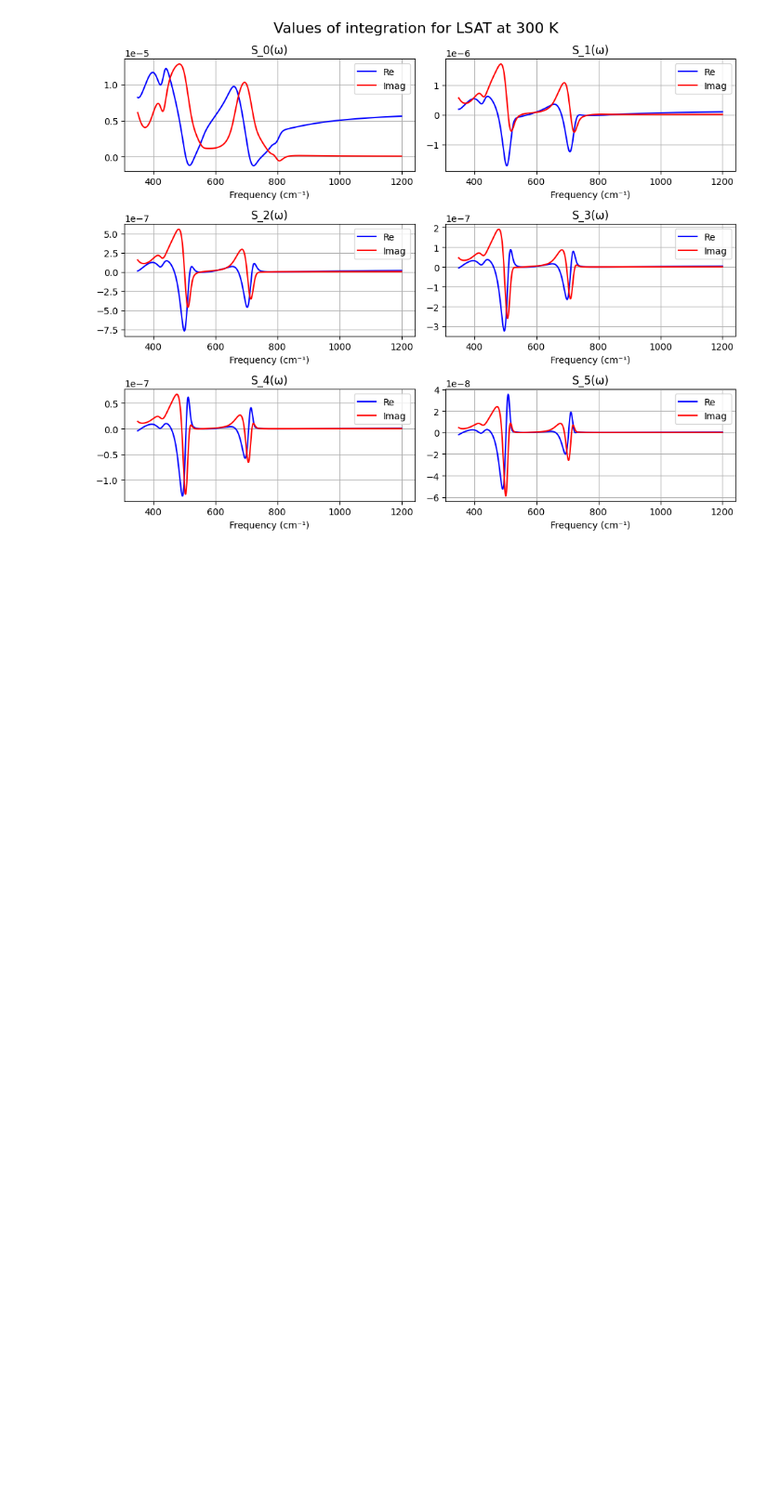
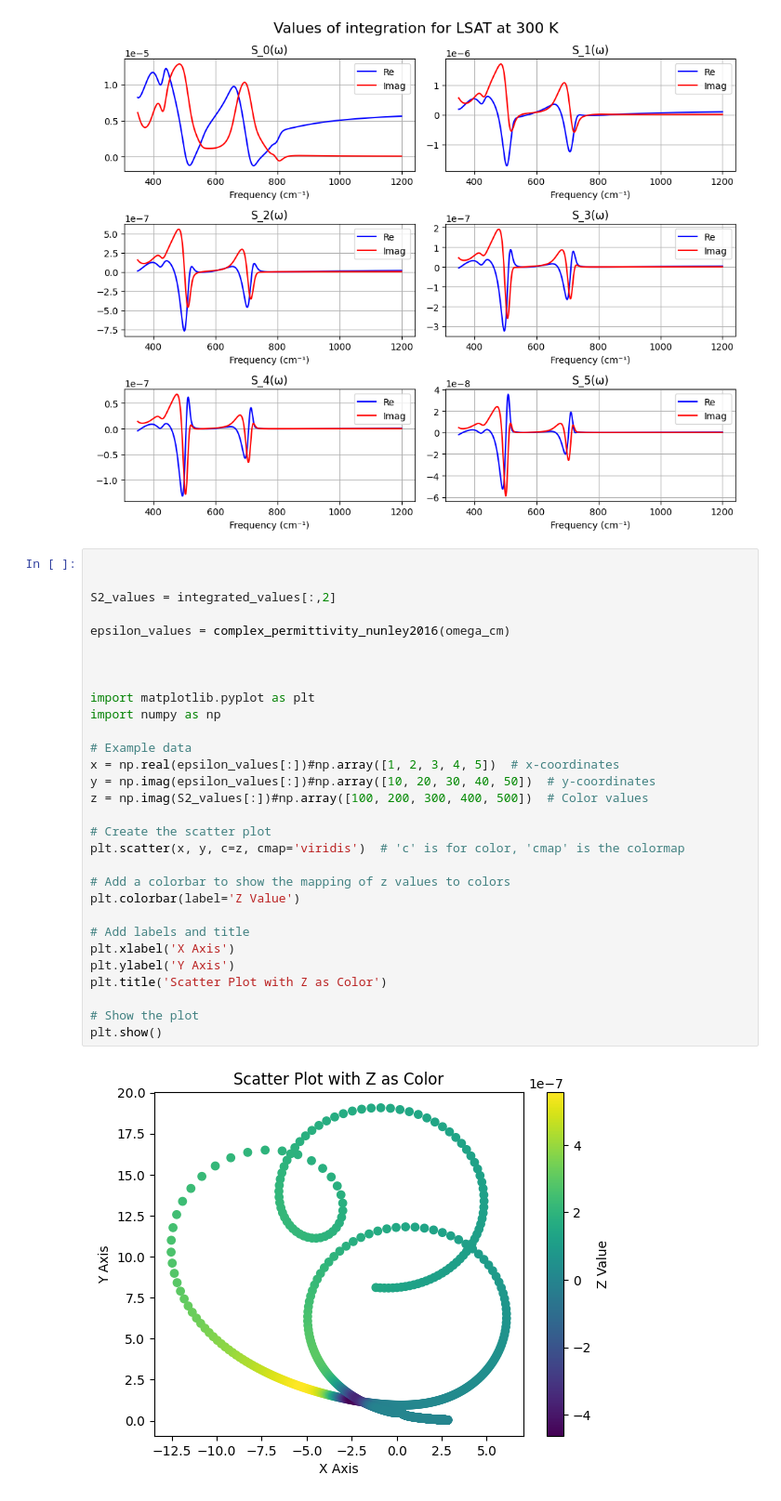
Before and after one commit to leoluga/nano-optics-ml, a Jupyter notebook: notebooks/initial_testing/lsat_epsilon.ipynb, the cells around one changed output. Shown: that part at 93% size. Drawn from its saved outputs; the diff is of its cells as text; blank space fills up the shorter version.

```diff
--- a/notebooks/lsat_epsilon.ipynb
+++ b/notebooks/initial_testing/lsat_epsilon.ipynb
@@ -149,3 +141,35 @@ plt.tight_layout()
 plt.show()
 # %% [output]
 [figure]
+# %%
+
+
+S2_values = integrated_values[:,2]
+
+epsilon_values = complex_permittivity_nunley2016(omega_cm)
+
+
+
+import matplotlib.pyplot as plt
+import numpy as np
+
+# Example data
+x = np.real(epsilon_values[:])#np.array([1, 2, 3, 4, 5])  # x-coordinates
+y = np.imag(epsilon_values[:])#np.array([10, 20, 30, 40, 50])  # y-coordinates
+z = np.imag(S2_values[:])#np.array([100, 200, 300, 400, 500])  # Color values
+
+# Create the scatter plot
+plt.scatter(x, y, c=z, cmap='viridis')  # 'c' is for color, 'cmap' is the colormap
+
+# Add a colorbar to show the mapping of z values to colors
+plt.colorbar(label='Z Value')
+
+# Add labels and title
+plt.xlabel('X Axis')
+plt.ylabel('Y Axis')
+plt.title('Scatter Plot with Z as Color')
+
+# Show the plot
+plt.show()
+# %% [output]
+[figure, added]
```
Also changed, not shown: parts of 1 cell of this notebook, 19 other files.
